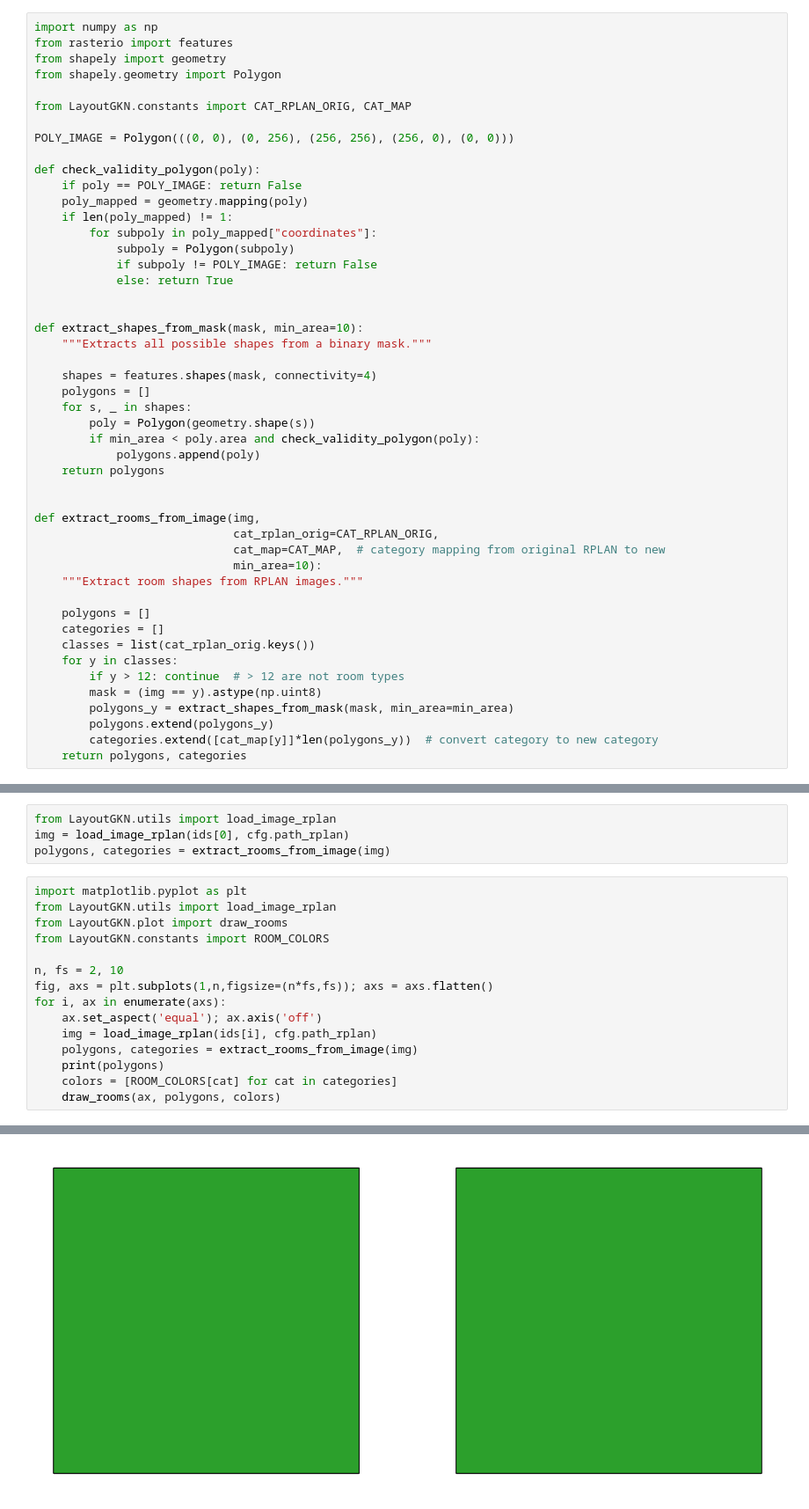
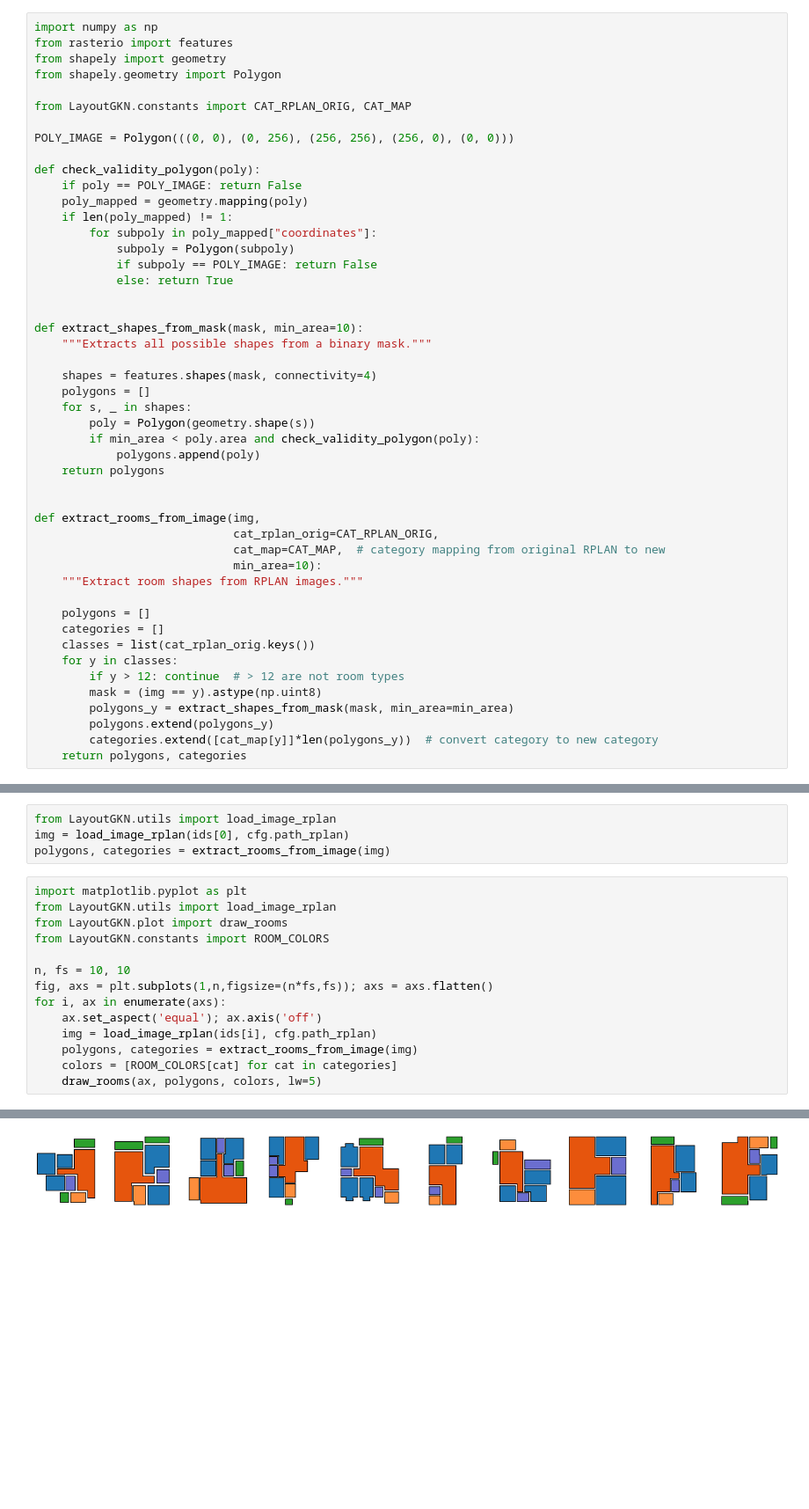
Before and after one commit to caspervanengelenburg/LayoutGKN, a Jupyter notebook: notebooks/nb rplan to graph.ipynb, the cells around one changed output, grey strips where cells are left out. Shown: that part at 88% size. Drawn from its saved outputs; the diff is of its cells as text; blank space fills up the shorter version.

```diff
--- a/notebooks/nb rplan to graph.ipynb
+++ b/notebooks/nb rplan to graph.ipynb
@@ -23,7 +23,7 @@ def check_validity_polygon(poly):
     if len(poly_mapped) != 1:
         for subpoly in poly_mapped["coordinates"]:
             subpoly = Polygon(subpoly)
-            if subpoly != POLY_IMAGE: return False
+            if subpoly == POLY_IMAGE: return False
             else: return True
 
 
@@ -72,13 +72,12 @@ from LayoutGKN.utils import load_image_rplan
 from LayoutGKN.plot import draw_rooms
 from LayoutGKN.constants import ROOM_COLORS
 
-n, fs = 2, 10
+n, fs = 10, 10
 fig, axs = plt.subplots(1,n,figsize=(n*fs,fs)); axs = axs.flatten()
 for i, ax in enumerate(axs):
     ax.set_aspect('equal'); ax.axis('off')
     img = load_image_rplan(ids[i], cfg.path_rplan)
     polygons, categories = extract_rooms_from_image(img)
-    print(polygons)
     colors = [ROOM_COLORS[cat] for cat in categories]
-    draw_rooms(ax, polygons, colors)
+    draw_rooms(ax, polygons, colors, lw=5)
 # %% [output]
@@ -87 +84 @@ for i, ax in enumerate(axs):
-[figure, old version]
+[figure, new version]
```
Also changed, not shown: parts of 1 cell of this notebook.
